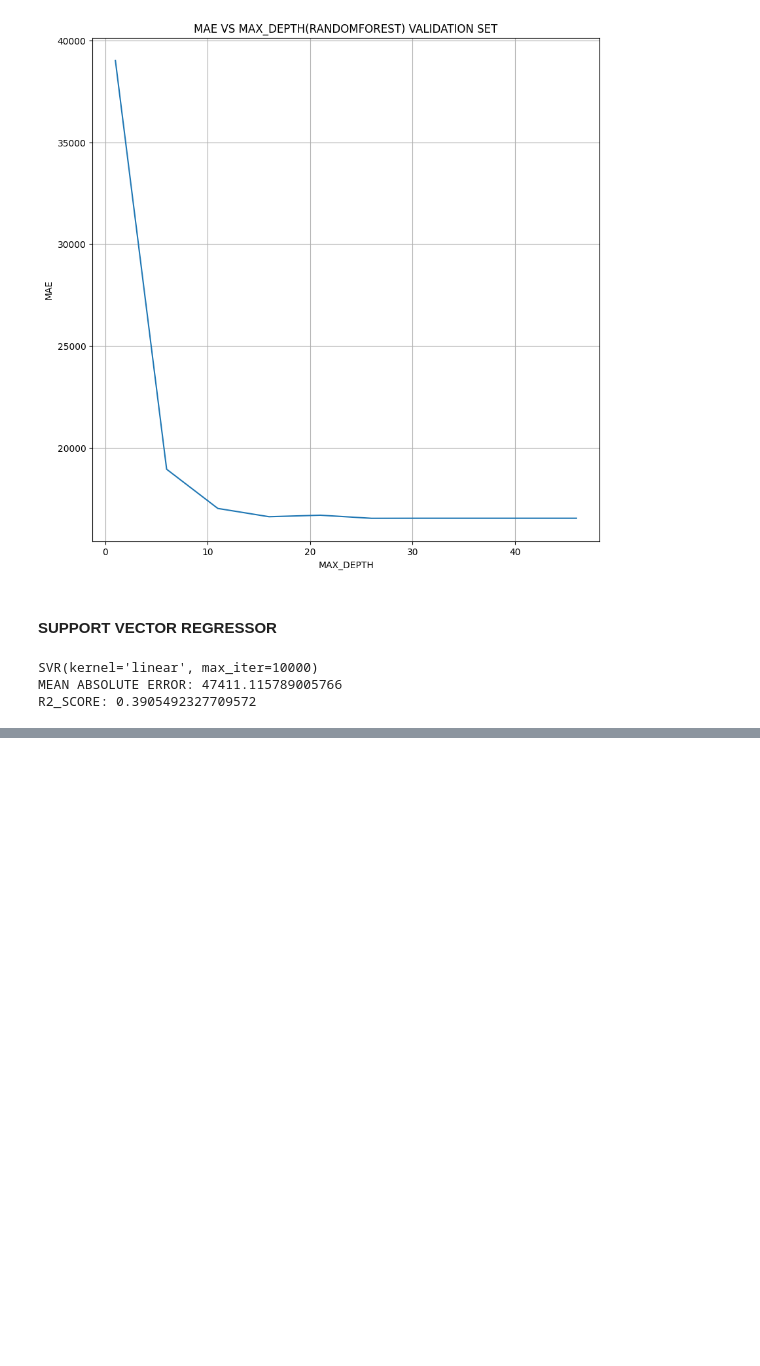
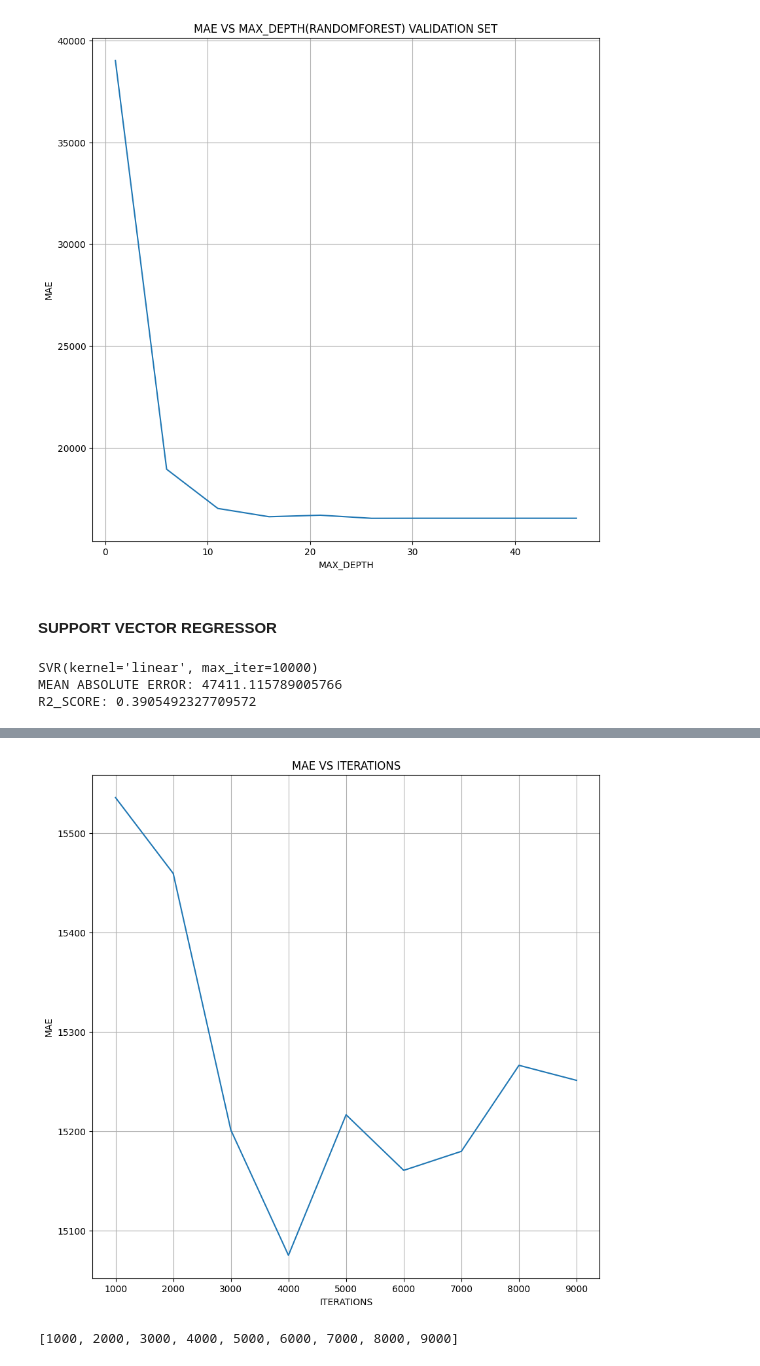
Before and after one commit to varmatilak22/Kaggle, a Jupyter notebook: Advanced_Regression_techniques.ipynb, the cells around one changed output, grey strips where cells are left out. Cells and saved outputs as stored; diff of their text form; code cells hidden in the pictures; blank space fills up the shorter version.

```diff
--- a/Advanced_Regression_techniques.ipynb
+++ b/Advanced_Regression_techniques.ipynb
@@ -982,0 +1006,28 @@ plt.plot()
+# %%
+iter_list=[]
+mae_cat_list=[]
+
+for i in range(1000,10000,1000):
+    model_9=CatBoostRegressor(iterations=i,
+                              verbose=0,
+                              random_state=1)
+    model_9.fit(X_train_mi,y_train_mi)
+    y_pred_cat=model_9.predict(X_valid_mi)
+    mae_cat=mean_absolute_error(y_valid_mi,y_pred_cat)
+    iter_list.append(i)
+    mae_cat_list.append(mae_cat)
+
+# Plot a function between the graph between the MAE vs MAX Depth
+plt.figure(figsize=(10,10))
+plt.plot(iter_list,mae_cat_list)
+plt.title("MAE VS ITERATIONS")
+plt.xlabel("ITERATIONS")
+plt.ylabel("MAE")
+plt.grid('off')
+plt.show()
+# %% [output]
+[figure, added]
+# %%
+iter_list
+# %% [output]
+[1000, 2000, 3000, 4000, 5000, 6000, 7000, 8000, 9000]
```
Also changed, not shown: parts of 8 cells of this notebook.
